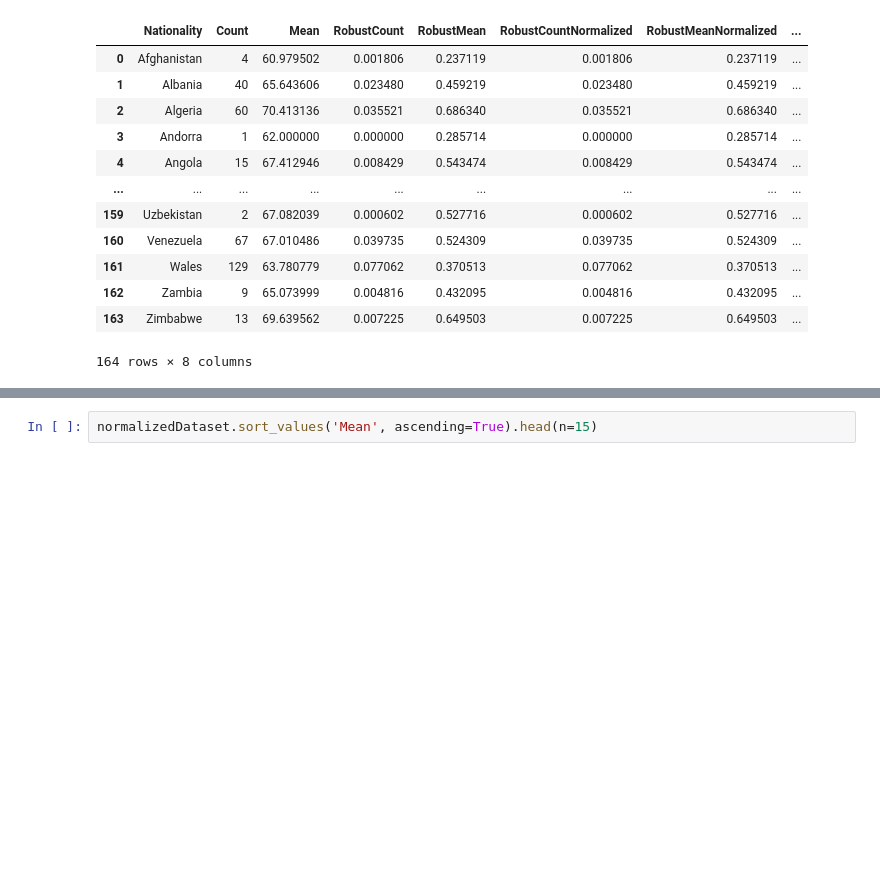
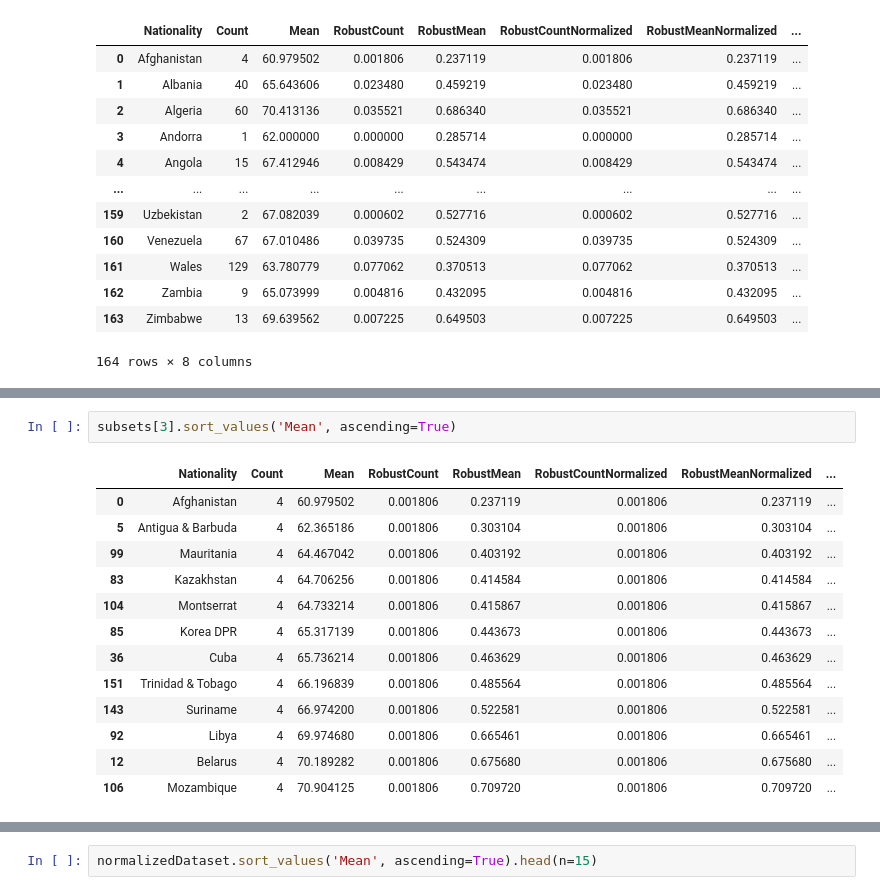
Before and after one commit to GAPPLabs/DataScienceProject, a Jupyter notebook: Proyecto.ipynb, the cells around one changed output, grey strips where cells are left out. Drawn from its saved outputs; the diff is of its cells as text; blank space fills up the shorter version.

```diff
--- a/Proyecto.ipynb
+++ b/Proyecto.ipynb
@@ -171,0 +152,16 @@ normalizedDataset.sort_values('Mean', ascending=True).head(n=60)
+# %%
+subsets[3].sort_values('Mean', ascending=True)
+# %% [output]
+|  | Nationality | Count | Mean | RobustCount | RobustMean | RobustCountNormalized | RobustMeanNormalized | ... |
+| 0 | Afghanistan | 4 | 60.979502 | 0.001806 | 0.237119 | 0.001806 | 0.237119 | ... |
+| 5 | Antigua & Barbuda | 4 | 62.365186 | 0.001806 | 0.303104 | 0.001806 | 0.303104 | ... |
+| 99 | Mauritania | 4 | 64.467042 | 0.001806 | 0.403192 | 0.001806 | 0.403192 | ... |
+| 83 | Kazakhstan | 4 | 64.706256 | 0.001806 | 0.414584 | 0.001806 | 0.414584 | ... |
+| 104 | Montserrat | 4 | 64.733214 | 0.001806 | 0.415867 | 0.001806 | 0.415867 | ... |
+| 85 | Korea DPR | 4 | 65.317139 | 0.001806 | 0.443673 | 0.001806 | 0.443673 | ... |
+| 36 | Cuba | 4 | 65.736214 | 0.001806 | 0.463629 | 0.001806 | 0.463629 | ... |
+| 151 | Trinidad & Tobago | 4 | 66.196839 | 0.001806 | 0.485564 | 0.001806 | 0.485564 | ... |
+| 143 | Suriname | 4 | 66.974200 | 0.001806 | 0.522581 | 0.001806 | 0.522581 | ... |
+| 92 | Libya | 4 | 69.974680 | 0.001806 | 0.665461 | 0.001806 | 0.665461 | ... |
+| 12 | Belarus | 4 | 70.189282 | 0.001806 | 0.675680 | 0.001806 | 0.675680 | ... |
+| 106 | Mozambique | 4 | 70.904125 | 0.001806 | 0.709720 | 0.001806 | 0.709720 | ... |
```
Also changed, not shown: parts of 16 cells of this notebook.
